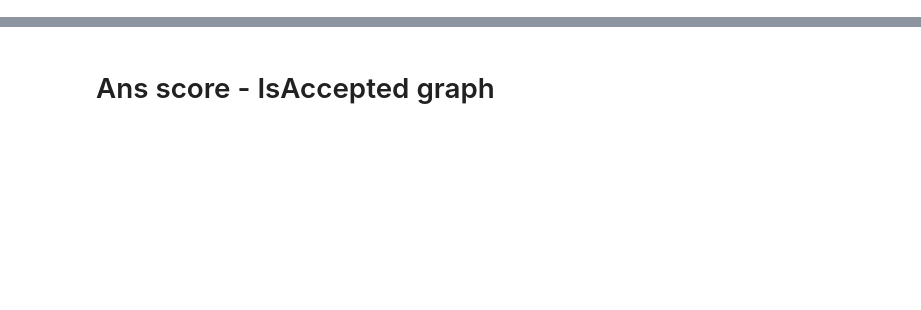
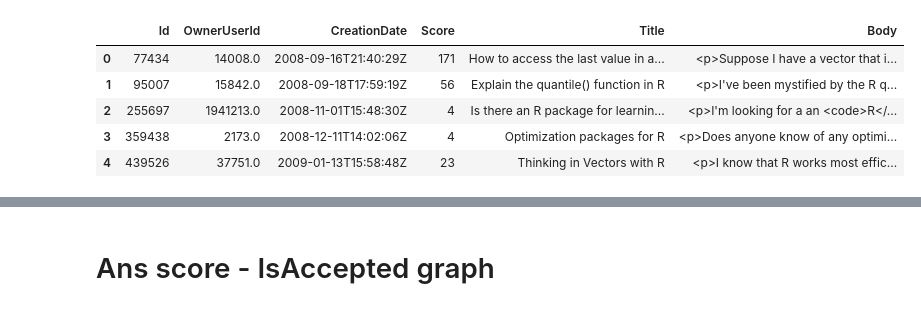
Before and after one commit to idoilani/Library-Science, a Jupyter notebook: Ground Instances.ipynb, the cells around one changed output, grey strips where cells are left out. Saved outputs shown, nothing was run; the diff lists cells and outputs as text; code cells hidden in the pictures; blank space fills up the shorter version.

```diff
--- a/Ground Instances.ipynb
+++ b/Ground Instances.ipynb
@@ -38,3 +55,10 @@ NameError: name 'ans' is not defined
 # %%
-qus.head()
+qus.head(5)
+# %% [output]
+|  | Id | OwnerUserId | CreationDate | Score | Title | Body |
+| 0 | 77434 | 14008.0 | 2008-09-16T21:40:29Z | 171 | How to access the last value in a... | <p>Suppose I have a vector that i... |
+| 1 | 95007 | 15842.0 | 2008-09-18T17:59:19Z | 56 | Explain the quantile() function in R | <p>I've been mystified by the R q... |
+| 2 | 255697 | 1941213.0 | 2008-11-01T15:48:30Z | 4 | Is there an R package for learnin... | <p>I'm looking for a an <code>R</... |
+| 3 | 359438 | 2173.0 | 2008-12-11T14:02:06Z | 4 | Optimization packages for R | <p>Does anyone know of any optimi... |
+| 4 | 439526 | 37751.0 | 2009-01-13T15:58:48Z | 23 | Thinking in Vectors with R | <p>I know that R works most effic... |
 # %%
```
Also changed, not shown: parts of 46 cells of this notebook, 11 other files.
